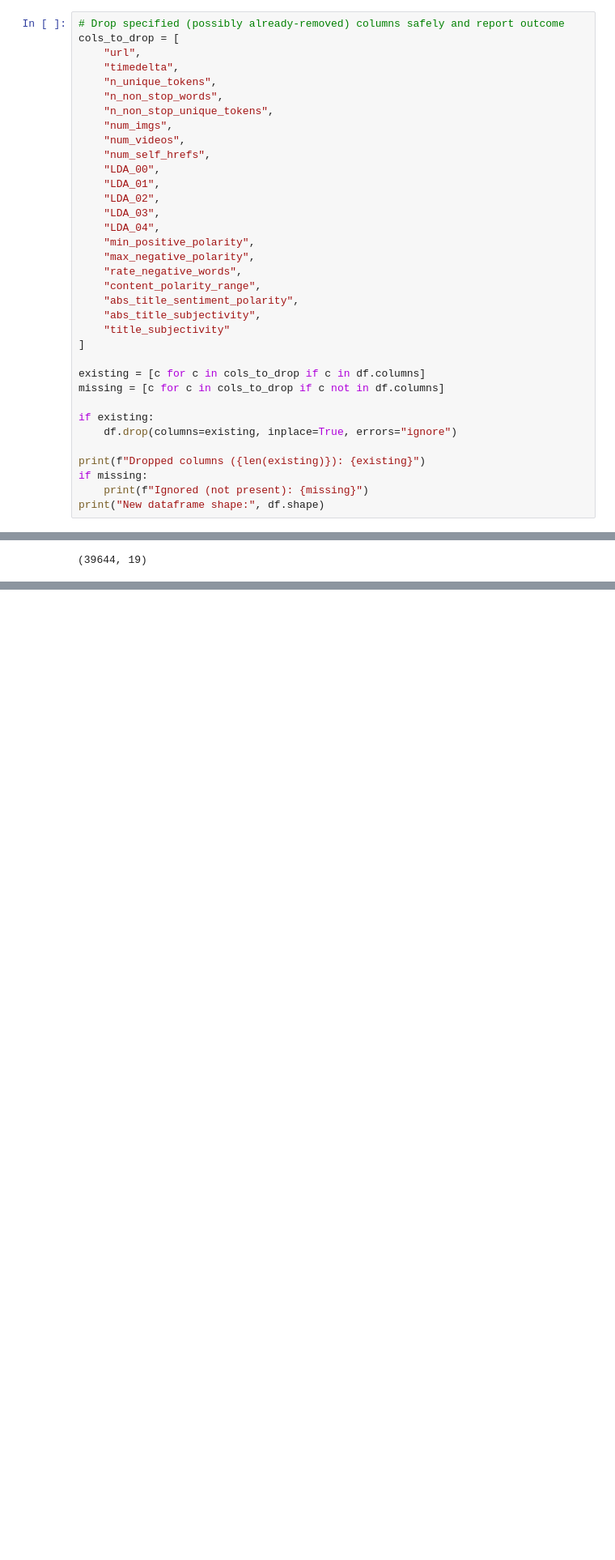
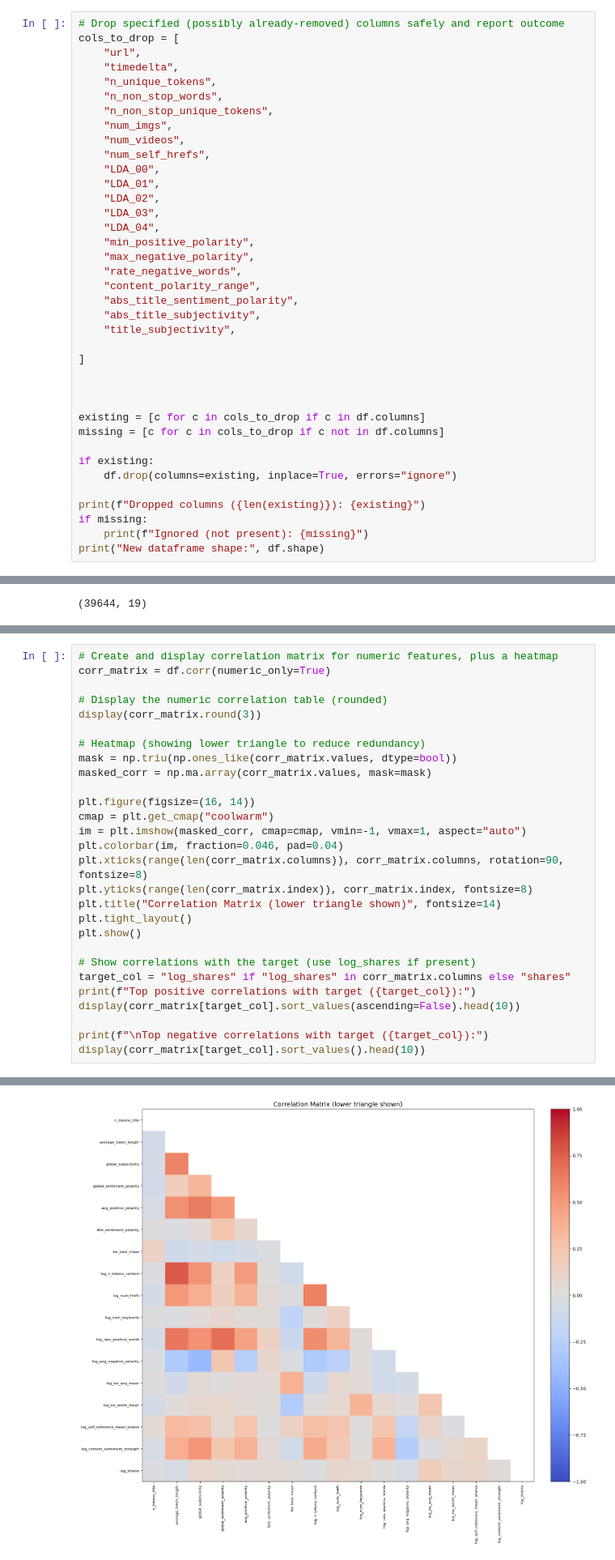
Before and after one commit to Weronikaa2001/ML2_final_project, a Jupyter notebook: ML2_final.ipynb, the cells around one changed output, grey strips where cells are left out. Shown at 81% size. Cells and saved outputs as stored; diff of their text form; blank space fills up the shorter version.

```diff
--- a/ML2_final.ipynb
+++ b/ML2_final.ipynb
@@ -509,8 +470,11 @@ cols_to_drop = [
     "content_polarity_range",
     "abs_title_sentiment_polarity",
     "abs_title_subjectivity",
-    "title_subjectivity"
+    "title_subjectivity",
+
 ]
+
+
 
 existing = [c for c in cols_to_drop if c in df.columns]
 missing = [c for c in cols_to_drop if c not in df.columns]
@@ -840,0 +785,29 @@ All columns (in df):
+# %%
+# Create and display correlation matrix for numeric features, plus a heatmap
+corr_matrix = df.corr(numeric_only=True)
+
+# Display the numeric correlation table (rounded)
+display(corr_matrix.round(3))
+
+# Heatmap (showing lower triangle to reduce redundancy)
+mask = np.triu(np.ones_like(corr_matrix.values, dtype=bool))
+masked_corr = np.ma.array(corr_matrix.values, mask=mask)
+
+plt.figure(figsize=(16, 14))
+cmap = plt.get_cmap("coolwarm")
+im = plt.imshow(masked_corr, cmap=cmap, vmin=-1, vmax=1, aspect="auto")
+plt.colorbar(im, fraction=0.046, pad=0.04)
+plt.xticks(range(len(corr_matrix.columns)), corr_matrix.columns, rotation=90, fontsize=8)
+plt.yticks(range(len(corr_matrix.index)), corr_matrix.index, fontsize=8)
+plt.title("Correlation Matrix (lower triangle shown)", fontsize=14)
+plt.tight_layout()
+plt.show()
+
+# Show correlations with the target (use log_shares if present)
+target_col = "log_shares" if "log_shares" in corr_matrix.columns else "shares"
+print(f"Top positive correlations with target ({target_col}):")
+display(corr_matrix[target_col].sort_values(ascending=False).head(10))
+
+print(f"\nTop negative correlations with target ({target_col}):")
+display(corr_matrix[target_col].sort_values().head(10))
+# %% [output]
@@ -840,0 +832 @@ All columns (in df):
+[figure, added]
```
Also changed, not shown: parts of 60 cells of this notebook, 2 other files.
